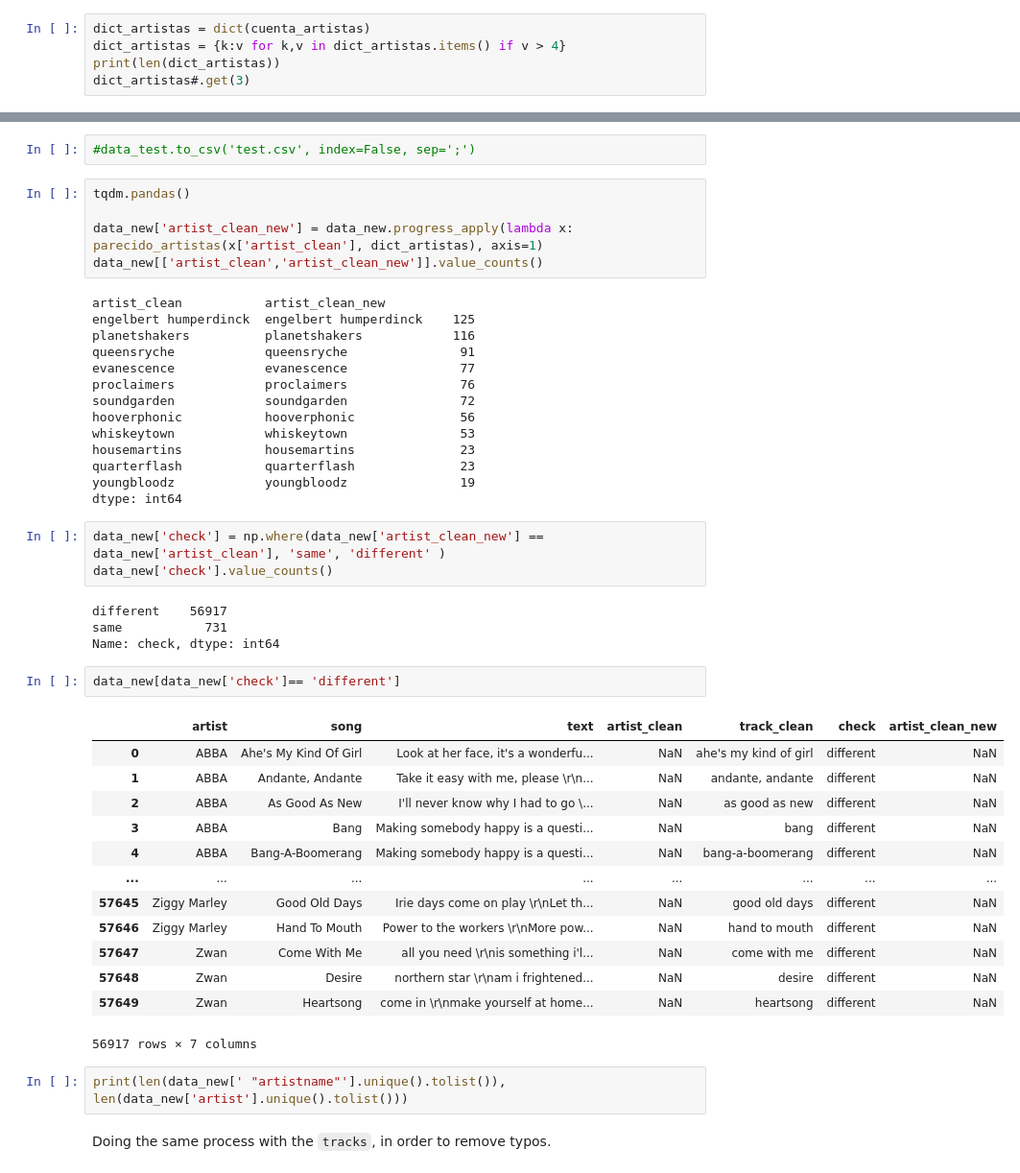
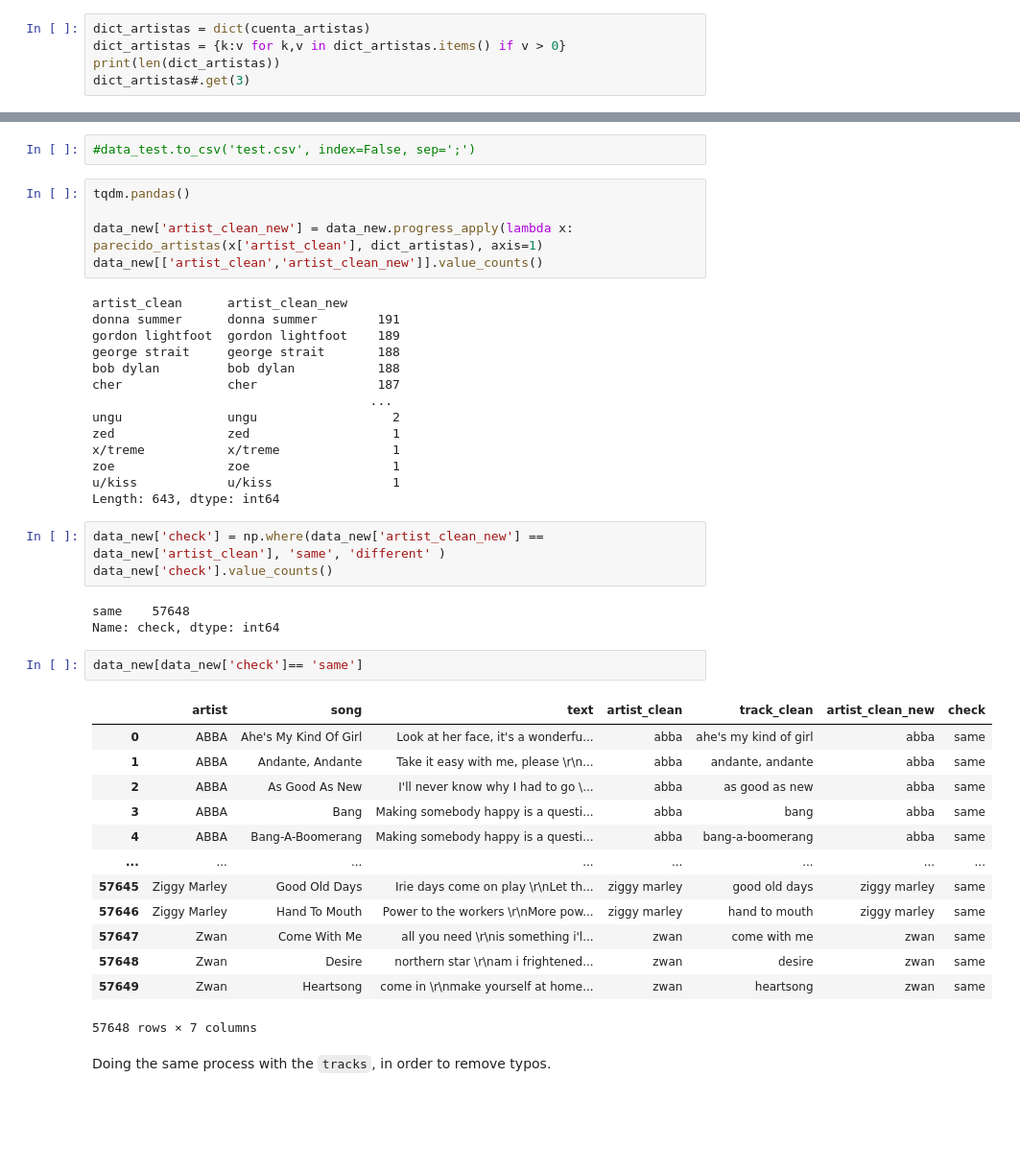
Before and after one commit to annassanchez/ETL_project, a Jupyter notebook: notebooks/1-extraction_cleaning_csv.ipynb, the cells around one changed output, grey strips where cells are left out. Shown at 96% size. Saved outputs shown, nothing was run; the diff lists cells and outputs as text; blank space fills up the shorter version.

Commit message:
might need to change the process with this dataset

```diff
--- a/notebooks/1-extraction_cleaning_csv.ipynb
+++ b/notebooks/1-extraction_cleaning_csv.ipynb
@@ -170,7 +170,7 @@ Counter({'abba': 113,
          'zazie': 2})
 # %%
 dict_artistas = dict(cuenta_artistas)
-dict_artistas = {k:v for k,v in dict_artistas.items() if v > 4}
+dict_artistas = {k:v for k,v in dict_artistas.items() if v > 0}
 print(len(dict_artistas))
 dict_artistas#.get(3)
 # %% [output]
@@ -219,44 +219,41 @@ tqdm.pandas()
 data_new['artist_clean_new'] = data_new.progress_apply(lambda x: parecido_artistas(x['artist_clean'], dict_artistas), axis=1)
 data_new[['artist_clean','artist_clean_new']].value_counts()
 # %% [output]
-artist_clean           artist_clean_new
-engelbert humperdinck  engelbert humperdinck    125
-planetshakers          planetshakers            116
-queensryche            queensryche               91
-evanescence            evanescence               77
-proclaimers            proclaimers               76
-soundgarden            soundgarden               72
-hooverphonic           hooverphonic              56
-whiskeytown            whiskeytown               53
-housemartins           housemartins              23
-quarterflash           quarterflash              23
-youngbloodz            youngbloodz               19
-dtype: int64
+artist_clean      artist_clean_new
+donna summer      donna summer        191
+gordon lightfoot  gordon lightfoot    189
+george strait     george strait       188
+bob dylan         bob dylan           188
+cher              cher                187
+                                     ...
+ungu              ungu                  2
+zed               zed                   1
+x/treme           x/treme               1
+zoe               zoe                   1
+u/kiss            u/kiss                1
+Length: 643, dtype: int64
 # %%
 data_new['check'] = np.where(data_new['artist_clean_new'] == data_new['artist_clean'], 'same', 'different' )
 data_new['check'].value_counts()
 # %% [output]
-different    56917
-same           731
+same    57648
 Name: check, dtype: int64
 # %%
-data_new[data_new['check']== 'different']
+data_new[data_new['check']== 'same']
 # %% [output]
-|  | artist | song | text | artist_clean | track_clean | check | artist_clean_new |
-| 0 | ABBA | Ahe's My Kind Of Girl | Look at her face, it's a wonderfu... | NaN | ahe's my kind of girl | different | NaN |
-| 1 | ABBA | Andante, Andante | Take it easy with me, please \r\n... | NaN | andante, andante | different | NaN |
-| 2 | ABBA | As Good As New | I'll never know why I had to go \... | NaN | as good as new | different | NaN |
-| 3 | ABBA | Bang | Making somebody happy is a questi... | NaN | bang | different | NaN |
-| 4 | ABBA | Bang-A-Boomerang | Making somebody happy is a questi... | NaN | bang-a-boomerang | different | NaN |
+|  | artist | song | text | artist_clean | track_clean | artist_clean_new | check |
+| 0 | ABBA | Ahe's My Kind Of Girl | Look at her face, it's a wonderfu... | abba | ahe's my kind of girl | abba | same |
+| 1 | ABBA | Andante, Andante | Take it easy with me, please \r\n... | abba | andante, andante | abba | same |
+| 2 | ABBA | As Good As New | I'll never know why I had to go \... | abba | as good as new | abba | same |
+| 3 | ABBA | Bang | Making somebody happy is a questi... | abba | bang | abba | same |
+| 4 | ABBA | Bang-A-Boomerang | Making somebody happy is a questi... | abba | bang-a-boomerang | abba | same |
 | ... | ... | ... | ... | ... | ... | ... | ... |
-| 57645 | Ziggy Marley | Good Old Days | Irie days come on play \r\nLet th... | NaN | good old days | different | NaN |
-| 57646 | Ziggy Marley | Hand To Mouth | Power to the workers \r\nMore pow... | NaN | hand to mouth | different | NaN |
-| 57647 | Zwan | Come With Me | all you need \r\nis something i'l... | NaN | come with me | different | NaN |
-| 57648 | Zwan | Desire | northern star \r\nam i frightened... | NaN | desire | different | NaN |
-| 57649 | Zwan | Heartsong | come in \r\nmake yourself at home... | NaN | heartsong | different | NaN |
+| 57645 | Ziggy Marley | Good Old Days | Irie days come on play \r\nLet th... | ziggy marley | good old days | ziggy marley | same |
+| 57646 | Ziggy Marley | Hand To Mouth | Power to the workers \r\nMore pow... | ziggy marley | hand to mouth | ziggy marley | same |
+| 57647 | Zwan | Come With Me | all you need \r\nis something i'l... | zwan | come with me | zwan | same |
+| 57648 | Zwan | Desire | northern star \r\nam i frightened... | zwan | desire | zwan | same |
+| 57649 | Zwan | Heartsong | come in \r\nmake yourself at home... | zwan | heartsong | zwan | same |
-56917 rows × 7 columns
+57648 rows × 7 columns
-# %%
-print(len(data_new[' "artistname"'].unique().tolist()), len(data_new['artist'].unique().tolist()))
 # %% [markdown]
 Doing the same process with the `tracks`, in order to remove typos.
 # %%
```
Also changed, not shown: parts of 13 cells of this notebook.
